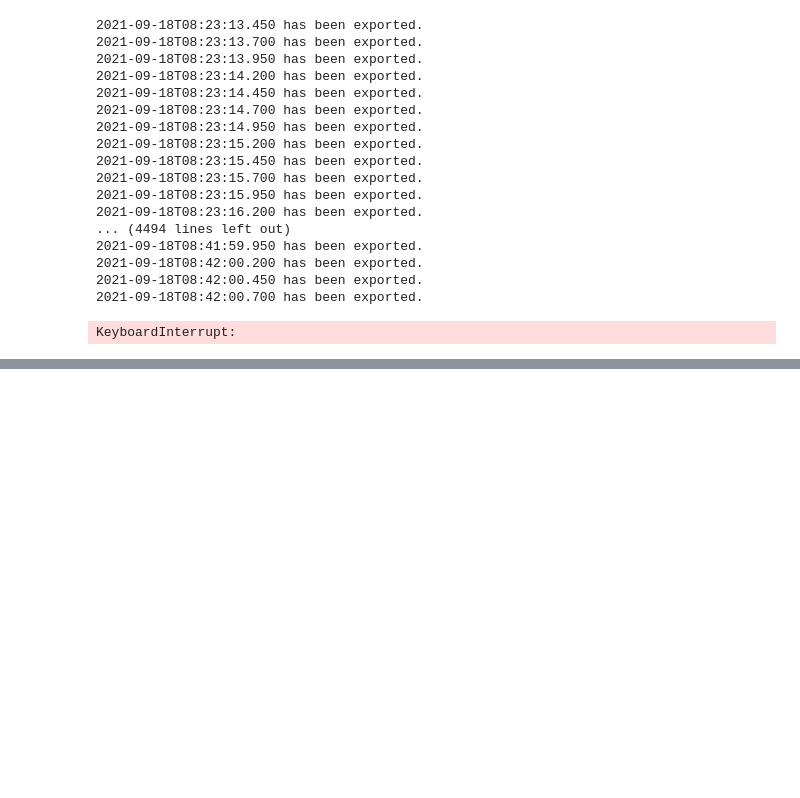
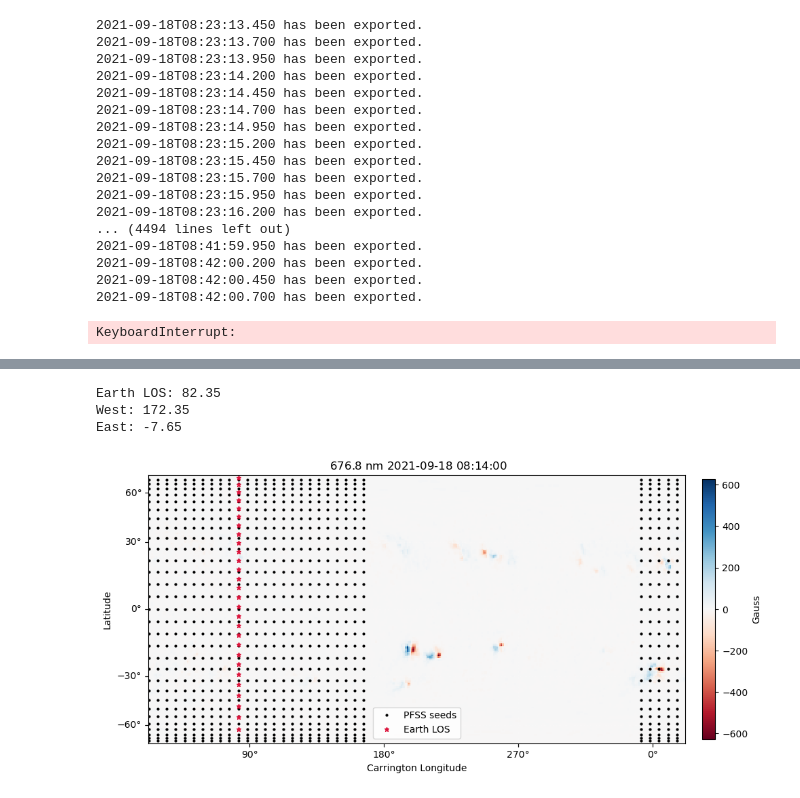
Before and after one commit to MohamedNedal/dias_work, a Jupyter notebook: plot_nrh_image.ipynb, the cells around one changed output, grey strips where cells are left out. Cells and saved outputs as stored; diff of their text form; code cells hidden in the pictures; blank space fills up the shorter version.

```diff
--- a/plot_nrh_image.ipynb
+++ b/plot_nrh_image.ipynb
@@ -480,17 +632,5 @@ MetaDict([('wcsaxes': '2')
 # %% [markdown]
 Plot all images and make animation
-# %%
-fig = plt.figure(figsize=[20,20])
-
-for i, nrh_map in enumerate(nrh_maps[:25]):
-    ax = fig.add_subplot(5,5,i+1, projection=nrh_map)
-    img = nrh_map.plot(axes=ax, cmap='viridis')
-    nrh_map.draw_limb(color='w')
-    nrh_map.draw_grid(color='w')
-    fig.colorbar(img, pad=0.02, shrink=0.75, label=b['BUNIT'].decode('utf-8'))
-
-fig.tight_layout()
-plt.show()
 # %% [markdown]
 Export each image individually
 # %%
@@ -529,0 +1029,35 @@ KeyboardInterrupt:
+# %%
+print(f'Earth LOS: {los_lon:.2f}')
+print(f'West: {los_lon+90:.2f}')
+print(f'East: {los_lon-90:.2f}')
+# %% [output]
+Earth LOS: 82.35
+West: 172.35
+East: -7.65
+# %%
+nrho = 30 # number of rho grid points
+rss  = 3  # source surface radius
+num_footpoints_lat = 30
+num_footpoints_lon = 30
+r = 1.1*const.radius # The height at which field line tracing is started, in solar radii
+pfss_in  = pfsspy.Input(gong_map, nrho, rss)
+pfss_out = pfsspy.pfss(pfss_in)
+lat = np.linspace(np.radians(-80), np.radians(80), num_footpoints_lat, endpoint=False)
+lon = np.linspace(np.radians(los_lon-90), np.radians(los_lon+90), num_footpoints_lon, endpoint=False)
+lat, lon = np.meshgrid(lat, lon, indexing='ij')
+lat, lon = lat.ravel()*u.rad, lon.ravel()*u.rad
+seeds    = SkyCoord(lon, lat, r, frame=pfss_out.coordinate_frame)
+
+# Plot the magnetogram and the seed footpoints
+m = pfss_in.map
+fig = plt.figure(figsize=[10,5])
+ax = plt.subplot(projection=m)
+gon = m.plot()
+ax.plot_coord(seeds, color='black', marker='o', linewidth=0, markersize=2, label='PFSS seeds')
+ax.plot_coord(earth_los, color='crimson', marker='*', linewidth=0, markersize=5, label='Earth LOS')
+ax.legend(loc='best')
+fig.colorbar(gon, fraction=0.023, pad=0.03, label=pfss_in.map.meta['bunit'])
+fig.tight_layout()
+plt.show()
+# %% [output]
+[figure, added]
```
Also changed, not shown: parts of 40 cells of this notebook, 12 other files.
